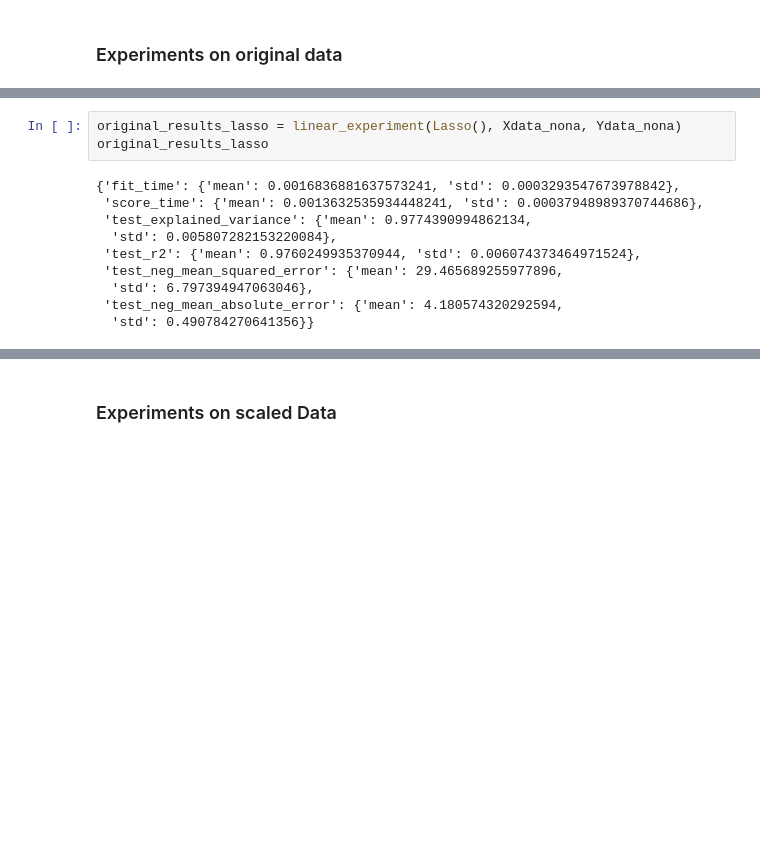
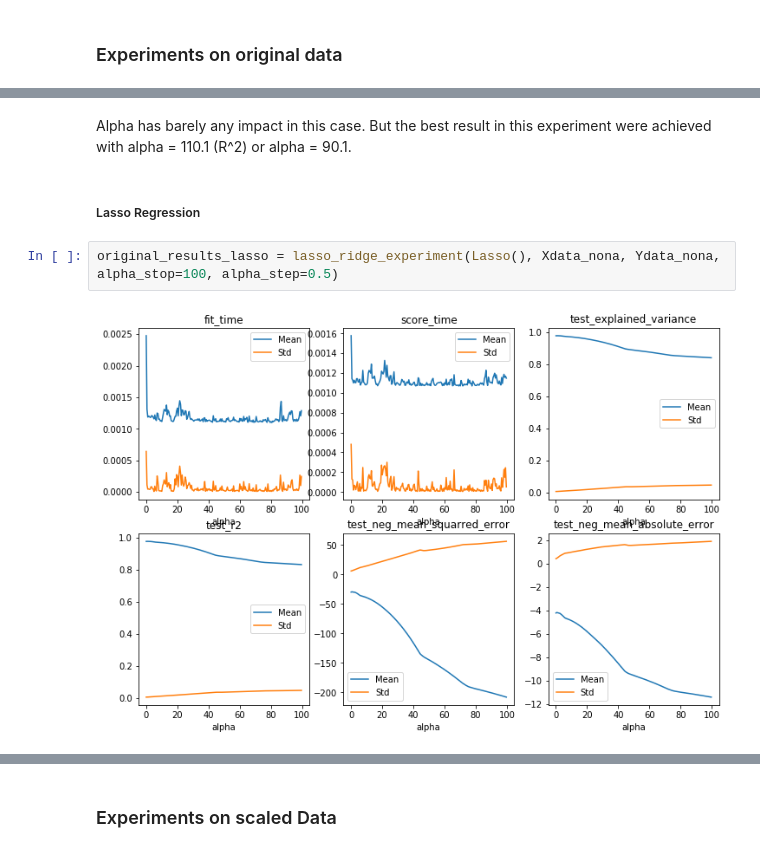
Before and after one commit to mohsan93/MLSS19, a Jupyter notebook: tennis.ipynb, the cells around one changed output, grey strips where cells are left out. Saved outputs shown, nothing was run; the diff lists cells and outputs as text; blank space fills up the shorter version.

```diff
--- a/tennis.ipynb
+++ b/tennis.ipynb
@@ -259,13 +338,8 @@ original_results_ridge
+# %% [markdown]
+Alpha has barely any impact in this case. But the best result in this experiment were achieved with alpha = 110.1 (R^2) or alpha = 90.1.
+# %% [markdown]
+##### Lasso Regression
 # %%
-original_results_lasso = linear_experiment(Lasso(), Xdata_nona, Ydata_nona)
-original_results_lasso
+original_results_lasso = lasso_ridge_experiment(Lasso(), Xdata_nona, Ydata_nona, alpha_stop=100, alpha_step=0.5)
 # %% [output]
-{'fit_time': {'mean': 0.0016836881637573241, 'std': 0.0003293547673978842},
- 'score_time': {'mean': 0.0013632535934448241, 'std': 0.00037948989370744686},
- 'test_explained_variance': {'mean': 0.9774390994862134,
-  'std': 0.005807282153220084},
- 'test_r2': {'mean': 0.9760249935370944, 'std': 0.006074373464971524},
- 'test_neg_mean_squared_error': {'mean': 29.465689255977896,
-  'std': 6.797394947063046},
- 'test_neg_mean_absolute_error': {'mean': 4.180574320292594,
-  'std': 0.490784270641356}}
+[figure, added]
```
Also changed, not shown: parts of 64 cells of this notebook.
